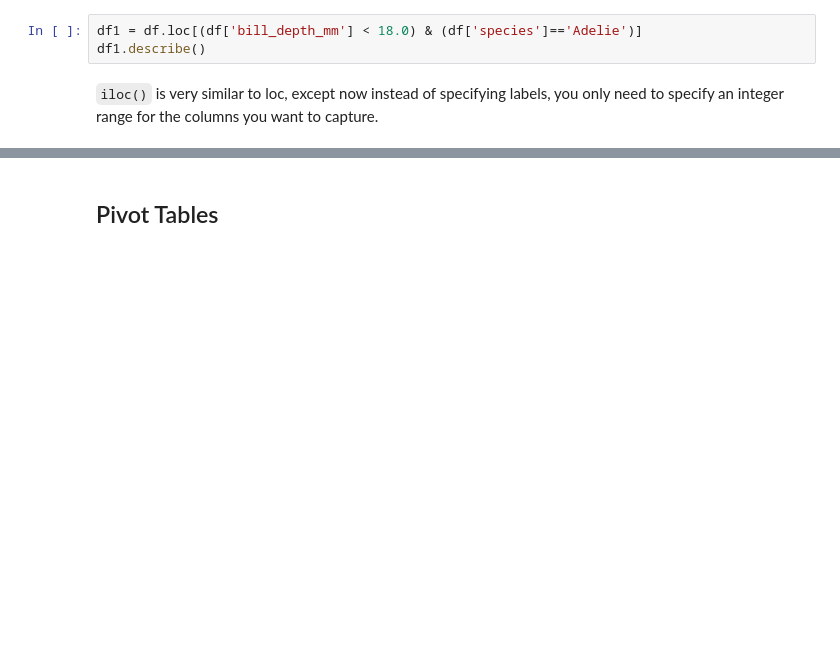
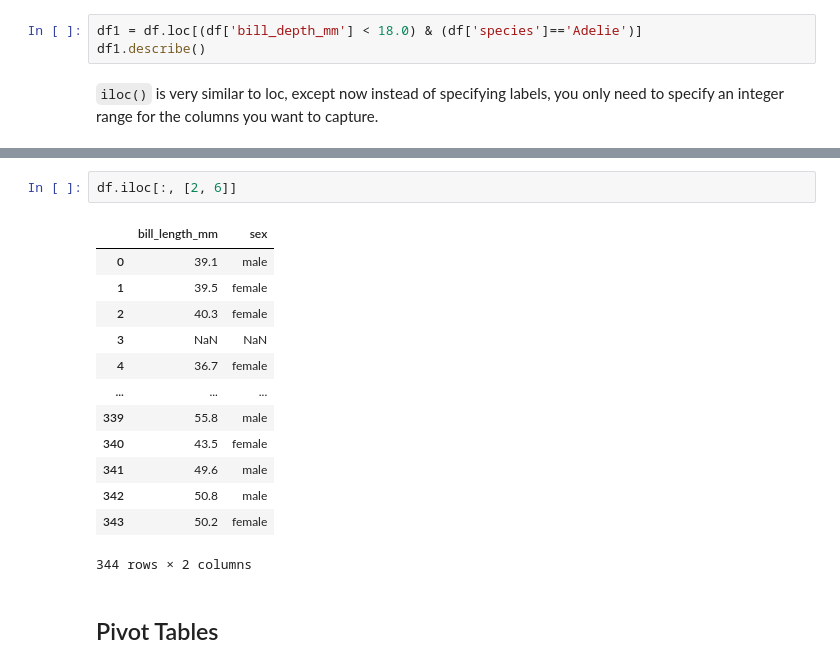
Before and after one commit to DS385Fall22/project-allienlee, a Jupyter notebook: project.ipynb, the cells around one changed output, grey strips where cells are left out. Saved outputs shown, nothing was run; the diff lists cells and outputs as text; blank space fills up the shorter version.

```diff
--- a/project.ipynb
+++ b/project.ipynb
@@ -212,3 +231,19 @@ df.iloc[0:6]
+# %%
+df.iloc[:, [2, 6]]
+# %% [output]
+|  | bill_length_mm | sex |
+| 0 | 39.1 | male |
+| 1 | 39.5 | female |
+| 2 | 40.3 | female |
+| 3 | NaN | NaN |
+| 4 | 36.7 | female |
+| ... | ... | ... |
+| 339 | 55.8 | male |
+| 340 | 43.5 | female |
+| 341 | 49.6 | male |
+| 342 | 50.8 | male |
+| 343 | 50.2 | female |
+344 rows × 2 columns
 # %% [markdown]
 ## Pivot Tables
 # %% [markdown]
```
Also changed, not shown: parts of 8 cells of this notebook.
